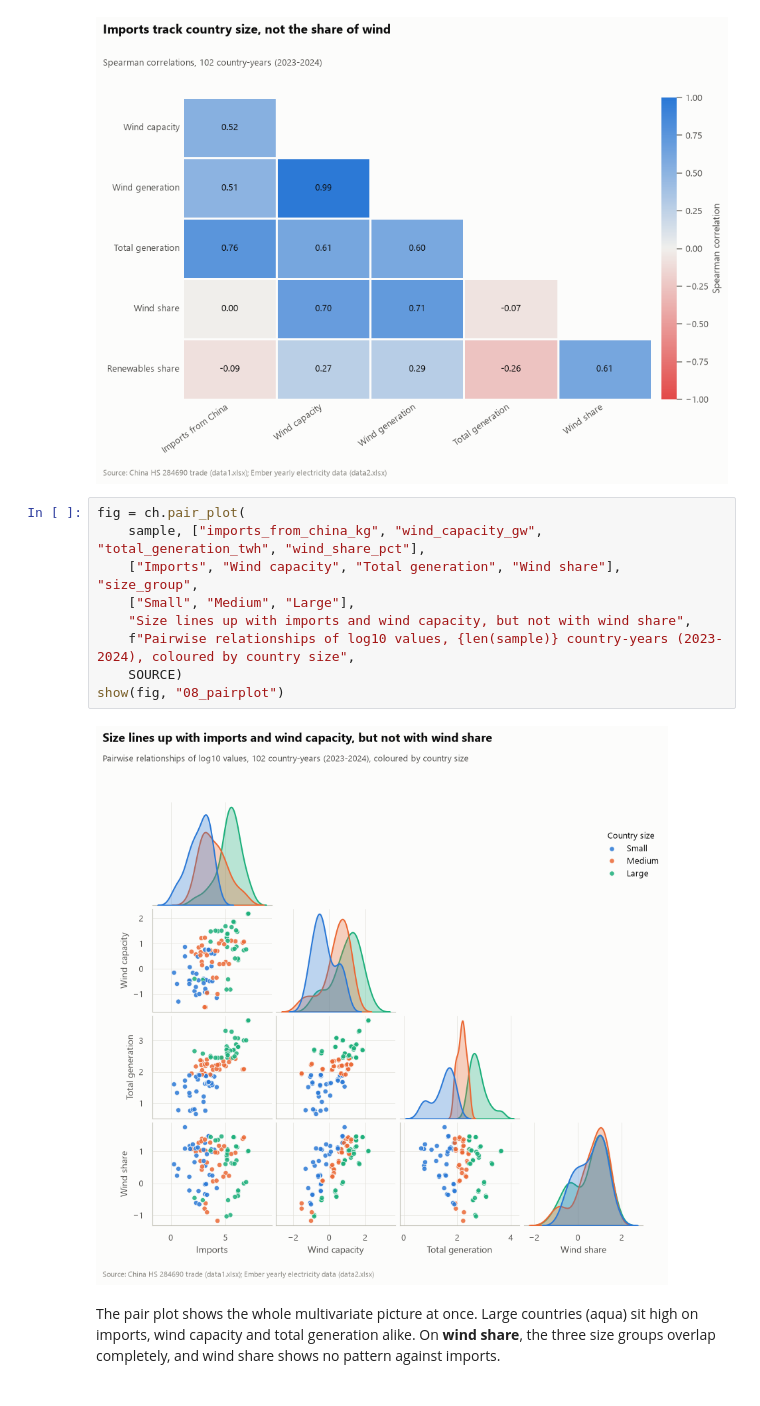
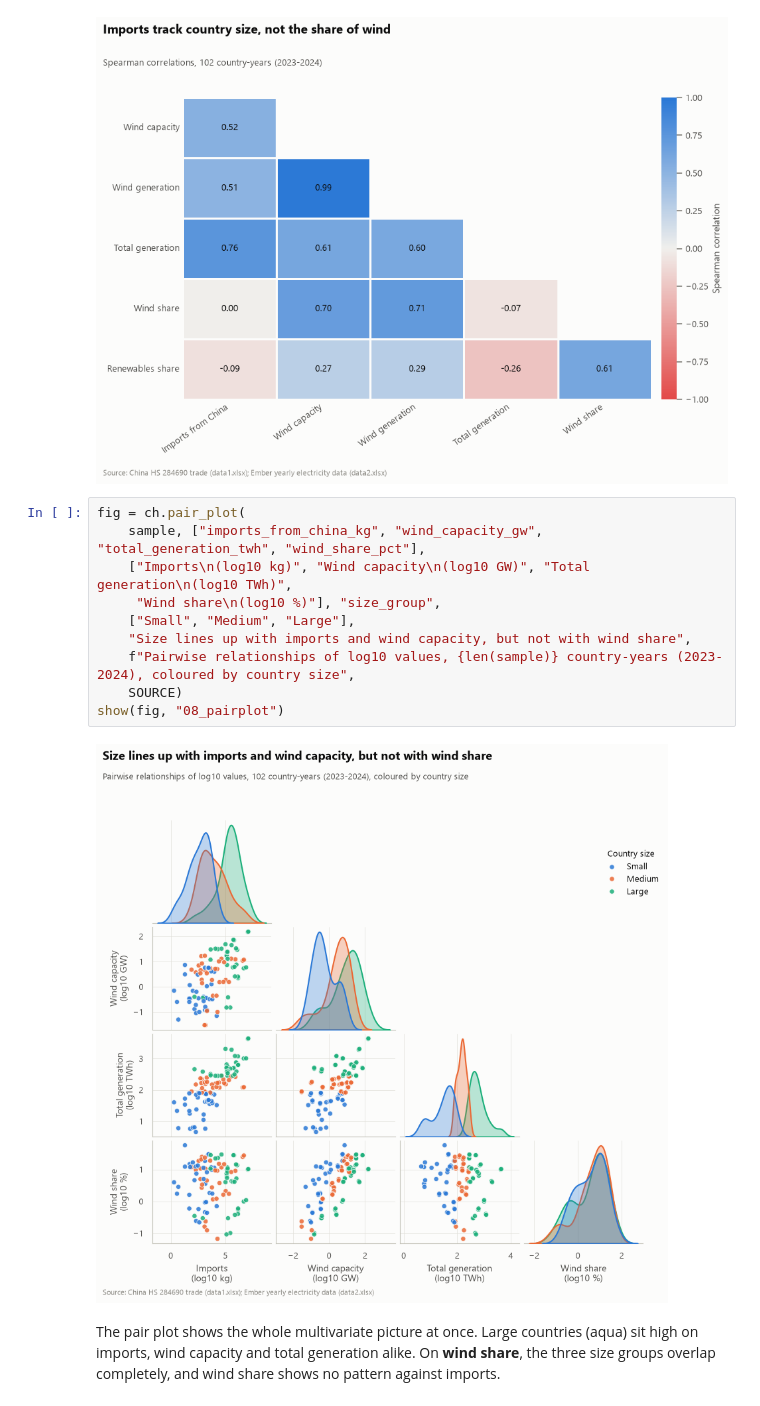
Before and after one commit to bolorbud-gif/business-analytics-portfolio, a Jupyter notebook: notebooks/02_eda_analysis.ipynb, the cells around one changed output. Saved outputs shown, nothing was run; the diff lists cells and outputs as text.

```diff
--- a/notebooks/02_eda_analysis.ipynb
+++ b/notebooks/02_eda_analysis.ipynb
@@ -228,14 +229,15 @@ show(fig, "05_correlations")
 # %%
 fig = ch.pair_plot(
     sample, ["imports_from_china_kg", "wind_capacity_gw", "total_generation_twh", "wind_share_pct"],
-    ["Imports", "Wind capacity", "Total generation", "Wind share"], "size_group",
+    ["Imports\n(log10 kg)", "Wind capacity\n(log10 GW)", "Total generation\n(log10 TWh)",
+     "Wind share\n(log10 %)"], "size_group",
     ["Small", "Medium", "Large"],
     "Size lines up with imports and wind capacity, but not with wind share",
     f"Pairwise relationships of log10 values, {len(sample)} country-years (2023-2024), coloured by country size",
     SOURCE)
 show(fig, "08_pairplot")
 # %% [output]
-[figure, old version]
+[figure, new version]
 # %% [markdown]
 The pair plot shows the whole multivariate picture at once. Large countries (aqua) sit high on
 imports, wind capacity and total generation alike. On **wind share**, the three size groups overlap
```
Also changed, not shown: parts of 6 cells of this notebook, 22 other files.
